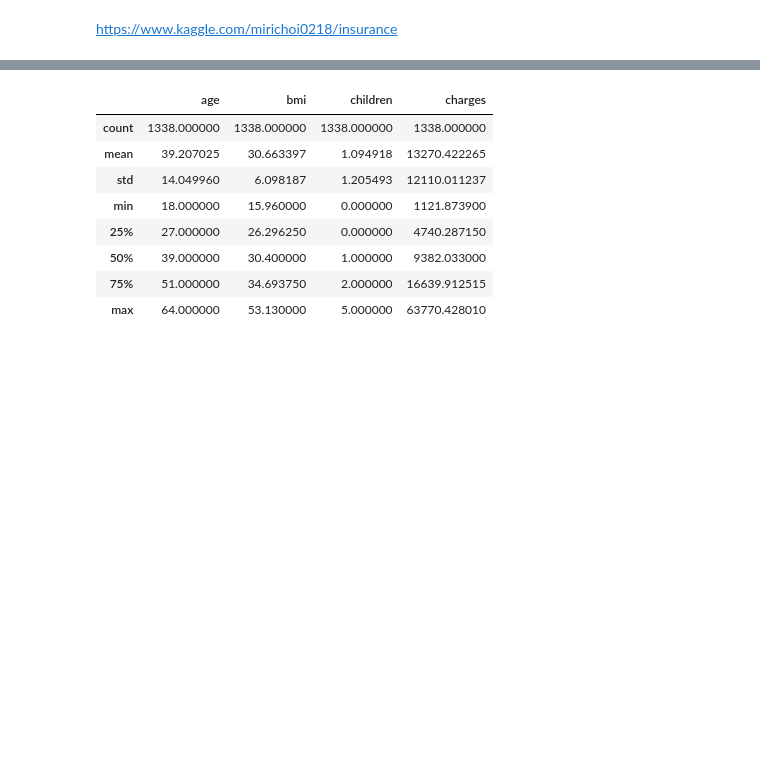
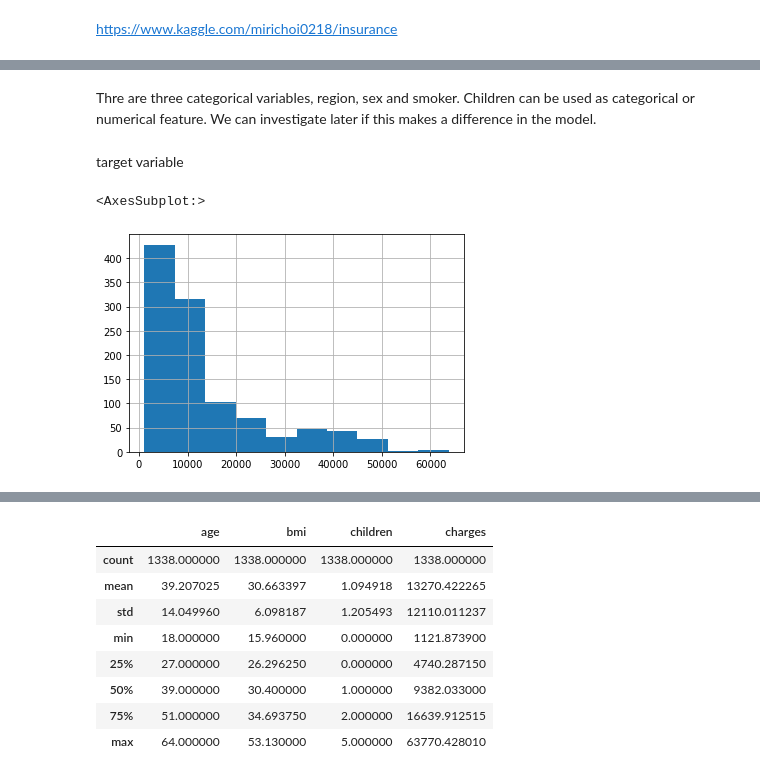
Before and after one commit to TimBeckerAachen/zoomcamp, a Jupyter notebook: midterm_project/notebook.ipynb, the cells around one changed output, grey strips where cells are left out. Drawn from its saved outputs; the diff is of its cells as text; code cells hidden in the pictures; blank space fills up the shorter version.

```diff
--- a/midterm_project/notebook.ipynb
+++ b/midterm_project/notebook.ipynb
@@ -23,0 +45,6 @@ data.head()
+# %%
+# keep the ratio of smokers constant
+df_train, df_test = train_test_split(data, test_size=0.2, random_state=1, stratify=data['smoker'])
+
+# no validation set needed, because we use crossvalidation
+# df_train, df_val = train_test_split(df_full_train, test_size=0.25, random_state=1, stratify=df_full_train['smoker'])
@@ -23,0 +104,9 @@ data.head()
+# %% [markdown]
+Thre are three categorical variables, region, sex and smoker. Children can be used as categorical or numerical feature. We can investigate later if this makes a difference in the model.
+# %% [markdown]
+target variable
+# %%
+df_train['charges'].hist()
+# %% [output]
+<AxesSubplot:>
+[figure, added]
```
Also changed, not shown: parts of 68 cells of this notebook, 8 other files.
